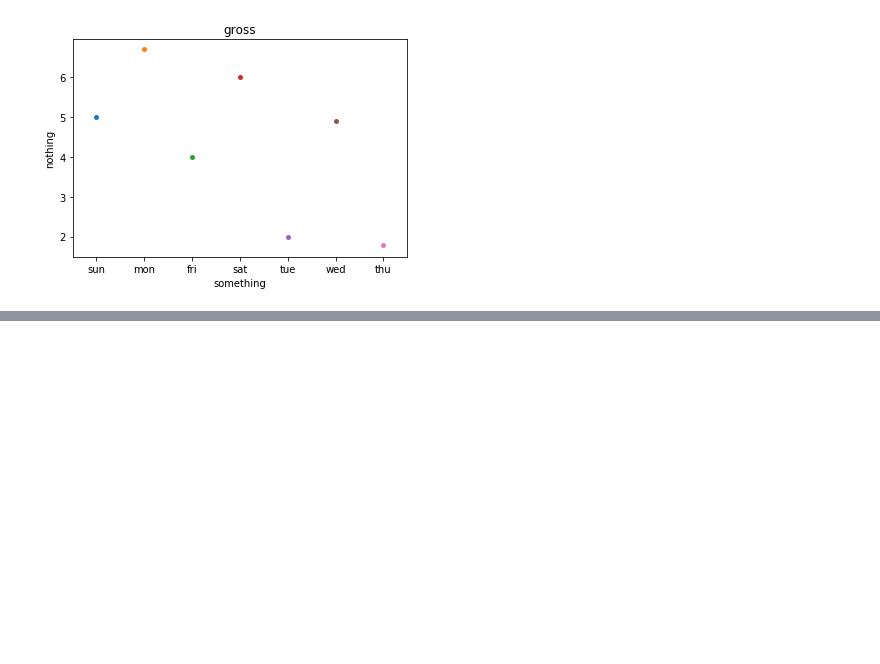
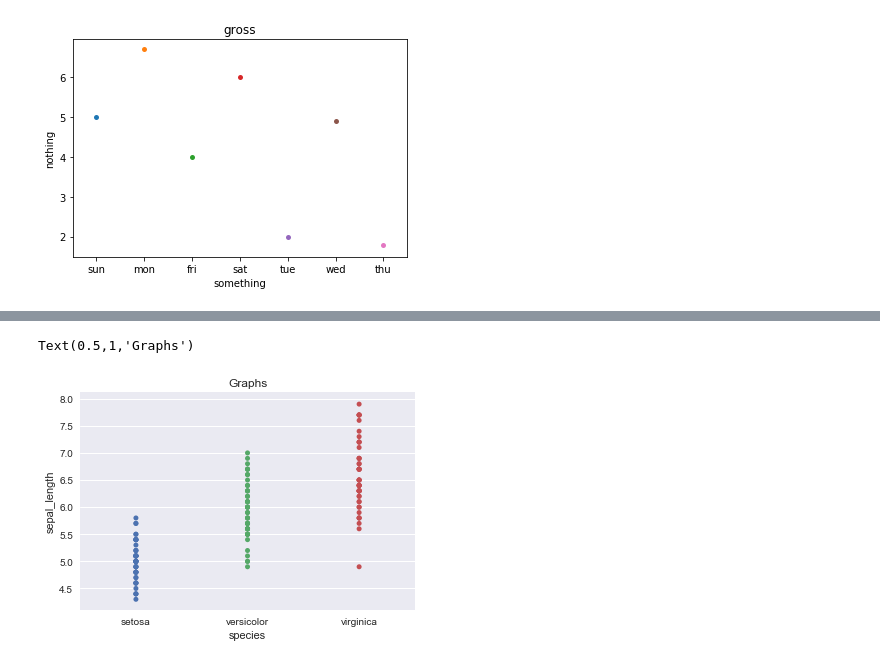
Before and after one commit to hemanjalijallipalli/python, a Jupyter notebook: seaborn practise.ipynb, the cells around one changed output, grey strips where cells are left out. Cells and saved outputs as stored; diff of their text form; code cells hidden in the pictures; blank space fills up the shorter version.

```diff
--- a/seaborn practise.ipynb
+++ b/seaborn practise.ipynb
@@ -32,0 +41,8 @@ Text(0.5,1,'gross')
+# %%
+sns.set(style ="darkgrid")
+iris1 = sns.load_dataset('iris');
+axe = sns.stripplot(x = 'species', y = 'sepal_length', data = iris1);
+plt.title('Graphs')
+# %% [output]
+Text(0.5,1,'Graphs')
+[figure, added]
```
Also changed, not shown: parts of 2 cells of this notebook.
